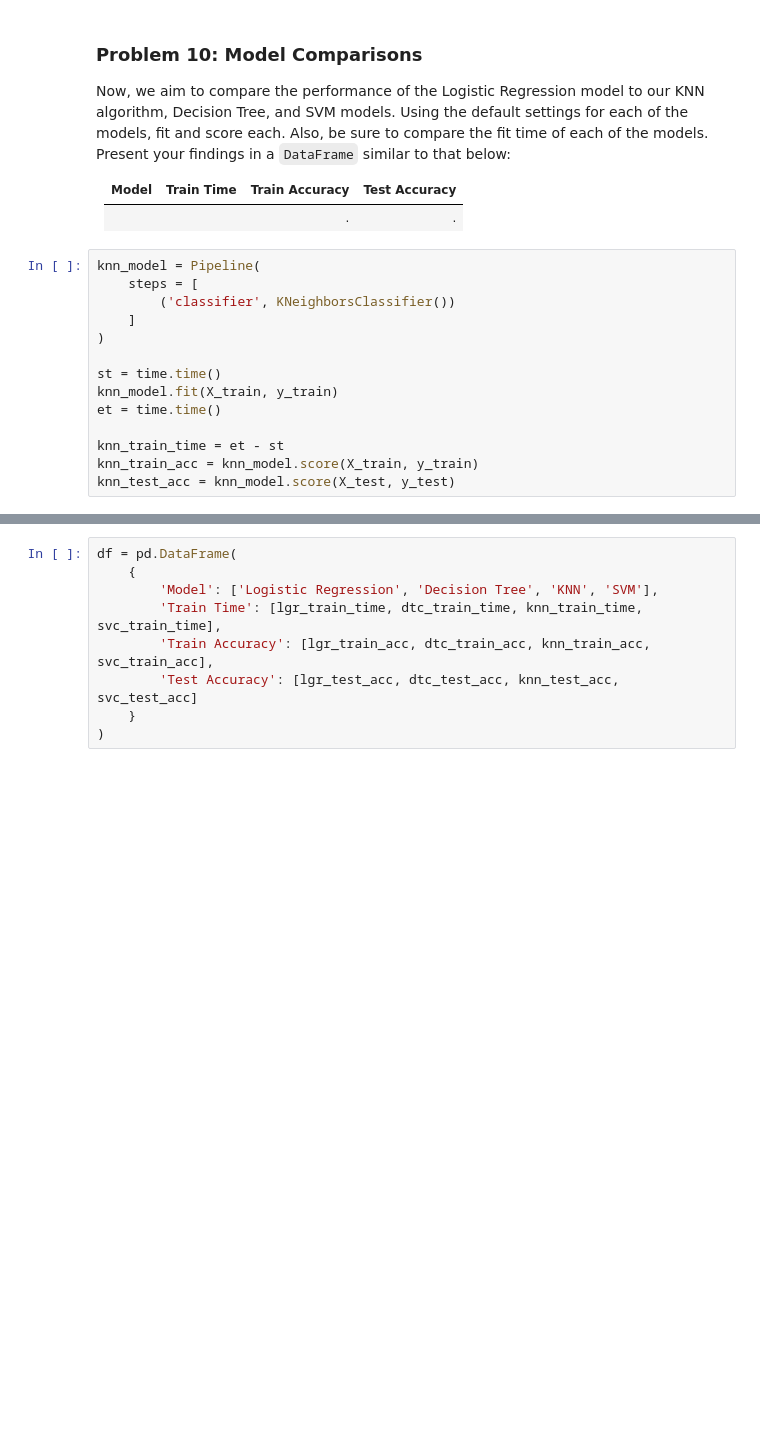
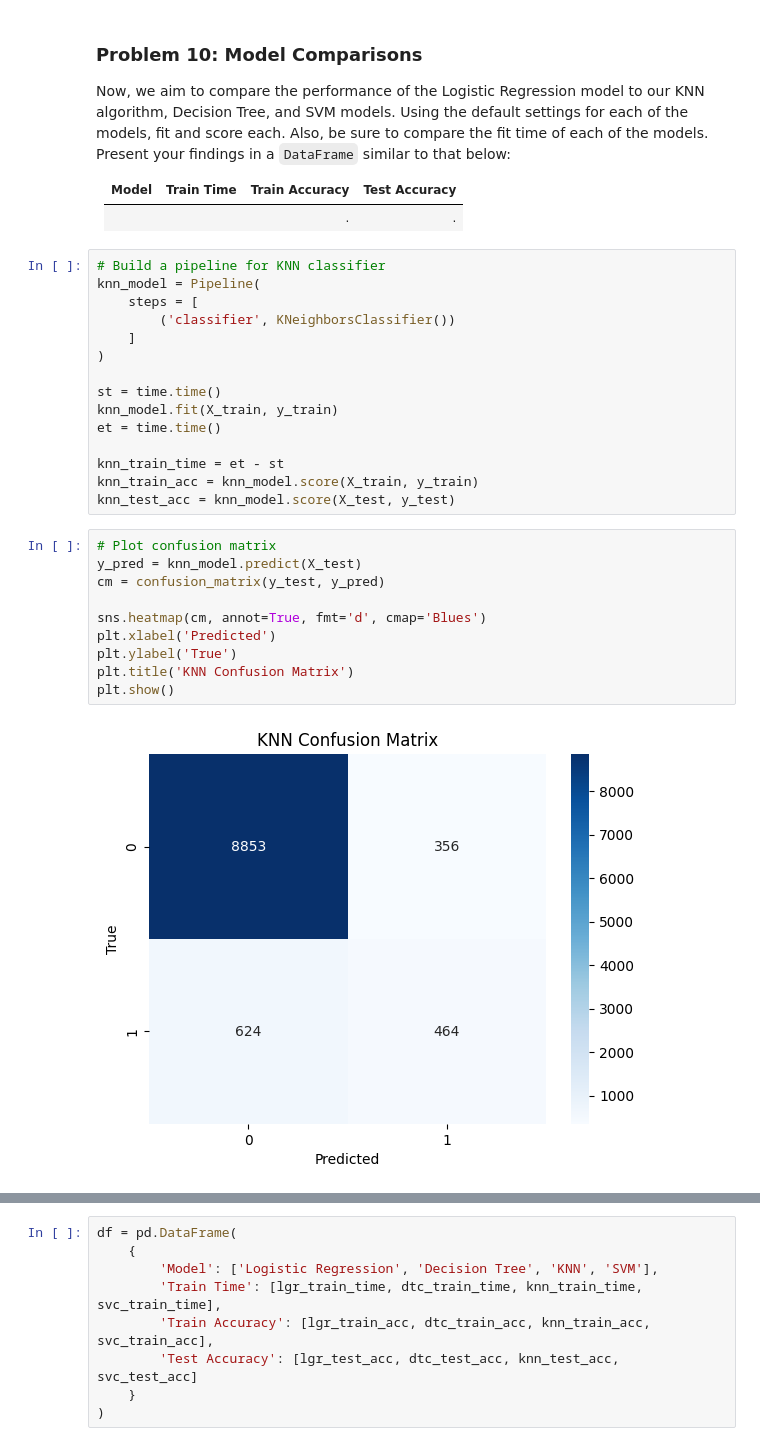
Before and after one commit to mngaonkar/berkeley_ai, a Jupyter notebook: week17/module17_starter/prompt_III.ipynb, the cells around one changed output, grey strips where cells are left out. Drawn from its saved outputs; the diff is of its cells as text; blank space fills up the shorter version.

```diff
--- a/week17/module17_starter/prompt_III.ipynb
+++ b/week17/module17_starter/prompt_III.ipynb
@@ -236,6 +258,7 @@ Now, we aim to compare the performance of the Logistic Regression model to our K
 | ----- | ---------- | -------------  | -----------   |
 |     |    |.     |.     |
 # %%
+# Build a pipeline for KNN classifier
 knn_model = Pipeline(
     steps = [
         ('classifier', KNeighborsClassifier())
@@ -249,6 +272,18 @@ et = time.time()
 knn_train_time = et - st
 knn_train_acc = knn_model.score(X_train, y_train)
 knn_test_acc = knn_model.score(X_test, y_test)
+# %%
+# Plot confusion matrix
+y_pred = knn_model.predict(X_test)
+cm = confusion_matrix(y_test, y_pred)
+
+sns.heatmap(cm, annot=True, fmt='d', cmap='Blues')
+plt.xlabel('Predicted')
+plt.ylabel('True')
+plt.title('KNN Confusion Matrix')
+plt.show()
+# %% [output]
+[figure, added]
 # %%
 print(f"KNN classifier model train time = {knn_train_time: .4f} sec")
 print(f"KNN classifier model train acc = {knn_train_acc}")
```
Also changed, not shown: parts of 22 cells of this notebook.
